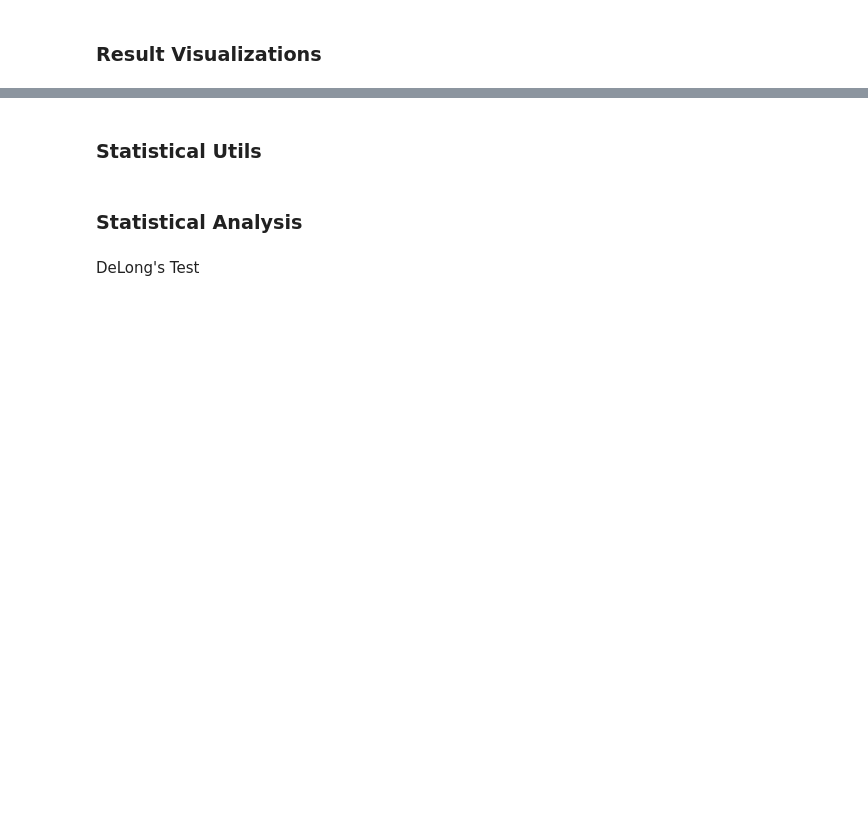
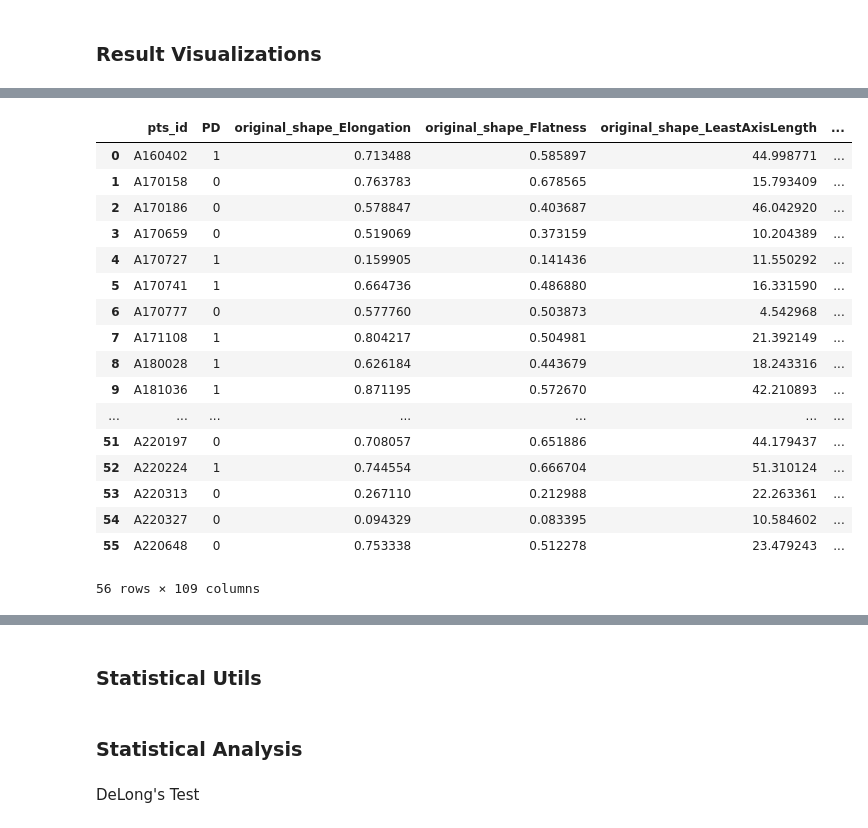
Before and after one commit to sithin-cnao/ACCRadiomics_CT, a Jupyter notebook: main.ipynb, the cells around one changed output, grey strips where cells are left out. Cells and saved outputs as stored; diff of their text form; code cells hidden in the pictures; blank space fills up the shorter version.

```diff
--- a/main.ipynb
+++ b/main.ipynb
@@ -211,0 +262,21 @@ plt.show()
+# %%
+df
+# %% [output]
+|  | pts_id | PD | original_shape_Elongation | original_shape_Flatness | original_shape_LeastAxisLength | ... |
+| 0 | A160402 | 1 | 0.713488 | 0.585897 | 44.998771 | ... |
+| 1 | A170158 | 0 | 0.763783 | 0.678565 | 15.793409 | ... |
+| 2 | A170186 | 0 | 0.578847 | 0.403687 | 46.042920 | ... |
+| 3 | A170659 | 0 | 0.519069 | 0.373159 | 10.204389 | ... |
+| 4 | A170727 | 1 | 0.159905 | 0.141436 | 11.550292 | ... |
+| 5 | A170741 | 1 | 0.664736 | 0.486880 | 16.331590 | ... |
+| 6 | A170777 | 0 | 0.577760 | 0.503873 | 4.542968 | ... |
+| 7 | A171108 | 1 | 0.804217 | 0.504981 | 21.392149 | ... |
+| 8 | A180028 | 1 | 0.626184 | 0.443679 | 18.243316 | ... |
+| 9 | A181036 | 1 | 0.871195 | 0.572670 | 42.210893 | ... |
+| ... | ... | ... | ... | ... | ... | ... |
+| 51 | A220197 | 0 | 0.708057 | 0.651886 | 44.179437 | ... |
+| 52 | A220224 | 1 | 0.744554 | 0.666704 | 51.310124 | ... |
+| 53 | A220313 | 0 | 0.267110 | 0.212988 | 22.263361 | ... |
+| 54 | A220327 | 0 | 0.094329 | 0.083395 | 10.584602 | ... |
+| 55 | A220648 | 0 | 0.753338 | 0.512278 | 23.479243 | ... |
+56 rows × 109 columns
```
Also changed, not shown: parts of 12 cells of this notebook, 3 other files.
